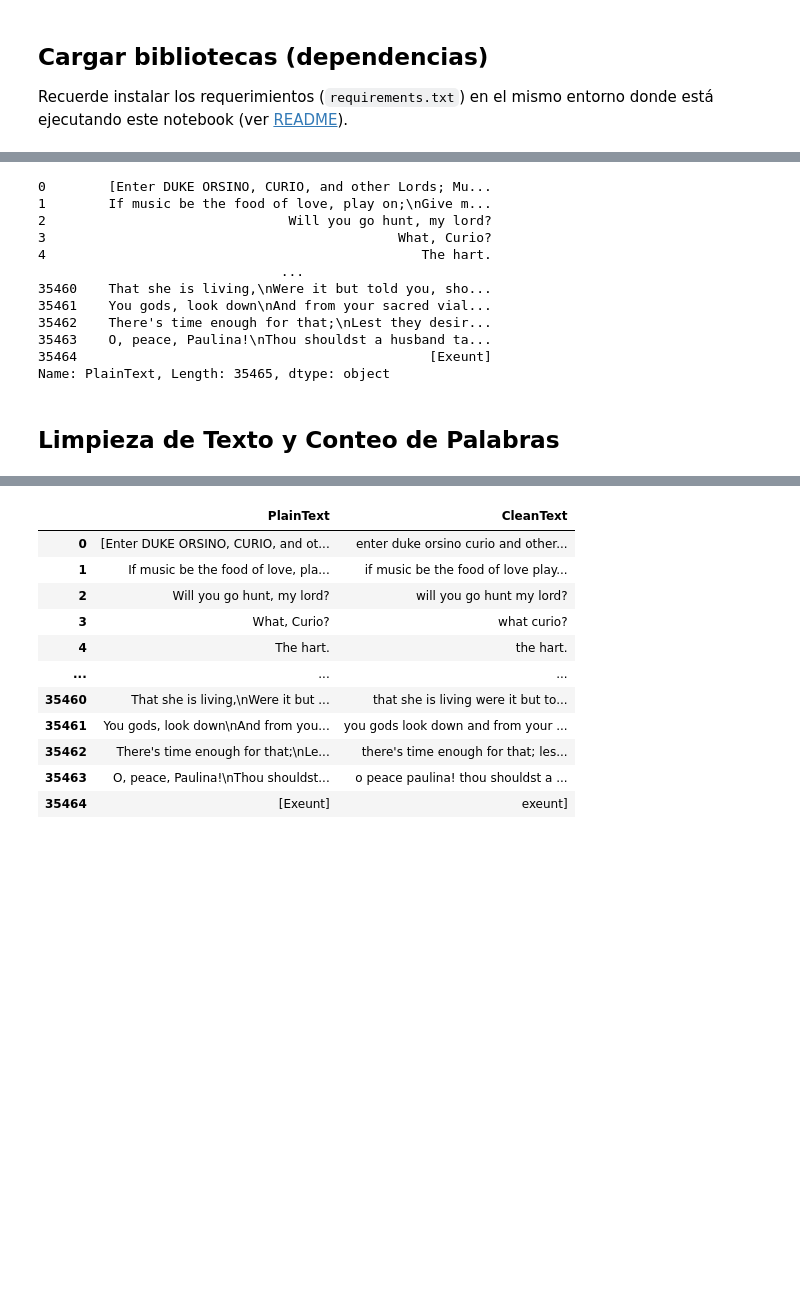
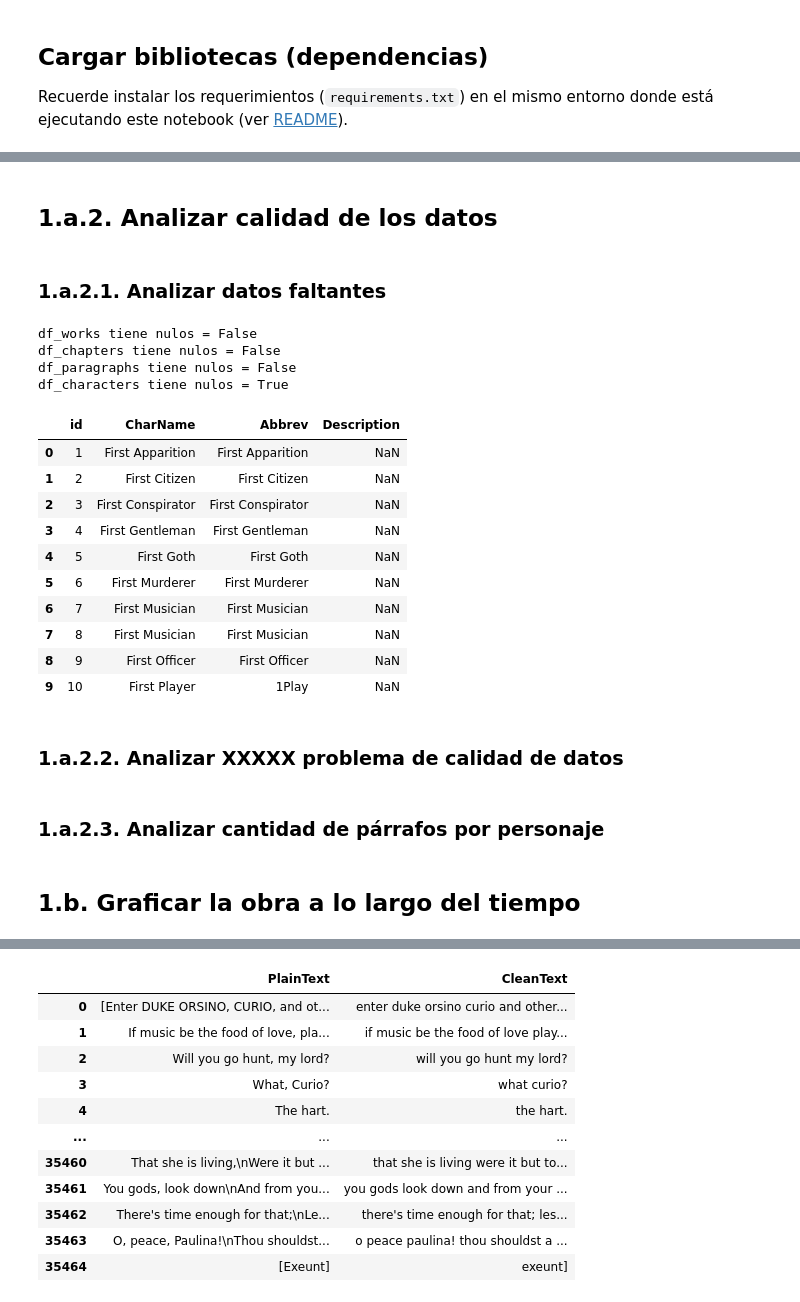
Before and after one commit to lupish/introcd_grupo_17, a Jupyter notebook: Tarea_1/shakespeare_propuesta.ipynb, the cells around one changed output, grey strips where cells are left out. Saved outputs shown, nothing was run; the diff lists cells and outputs as text; code cells hidden in the pictures; blank space fills up the shorter version.

Commit message:
Estructura de parte 1 y chequear nulos

```diff
--- a/Tarea_1/shakespeare_propuesta.ipynb
+++ b/Tarea_1/shakespeare_propuesta.ipynb
@@ -63,7 +65,11 @@ df_works = load_table("works", engine)
 # Todos los párrafos de todas las obras
 df_paragraphs = load_table("paragraphs", engine)
 
-# TODO: cargar el resto de las tablas
+# Todos los capitulos de las obras
+df_chapters = load_table("chapters", engine)
+
+# Todos los personajes de las obras
+df_characters = load_table("characters", engine)
 
 print("Tablas cargadas!")
 # %% [output]
@@ -97,17 +94,43 @@ df_works
-# %%
-df_paragraphs["PlainText"]
-# %% [output]
-0        [Enter DUKE ORSINO, CURIO, and other Lords; Mu...
-1        If music be the food of love, play on;\nGive m...
-2                               Will you go hunt, my lord?
-3                                             What, Curio?
-4                                                The hart.
-                               ...
-35460    That she is living,\nWere it but told you, sho...
-35461    You gods, look down\nAnd from your sacred vial...
-35462    There's time enough for that;\nLest they desir...
-35463    O, peace, Paulina!\nThou shouldst a husband ta...
-35464                                             [Exeunt]
-Name: PlainText, Length: 35465, dtype: object
-# %% [markdown]
-## Limpieza de Texto y Conteo de Palabras
+# %% [markdown]
+## 1.a.2. Analizar calidad de los datos
+# %% [markdown]
+### 1.a.2.1. Analizar datos faltantes
+# %%
+# convertir los string vacios en na
+df_works = df_works.mask(df_works == '')
+df_chapters = df_chapters.mask(df_chapters == '')
+df_paragraphs = df_paragraphs.mask(df_paragraphs == '')
+df_characters = df_characters.mask(df_characters == '')
+
+# chequear si los df tienen na o nulos
+df_works_nulos= df_works.isna().values.any() or df_works.isnull().values.any()
+df_chapters_nulos= df_chapters.isna().values.any() or df_chapters.isnull().values.any()
+df_paragraphs_nulos= df_paragraphs.isna().values.any() or df_paragraphs.isnull().values.any()
+df_characters_nulos = df_characters.isna().values.any() or df_characters.isnull().values.any()
+
+print("df_works tiene nulos = " + str(df_works_nulos))
+print("df_chapters tiene nulos = " + str(df_chapters_nulos))
+print("df_paragraphs tiene nulos = " + str(df_paragraphs_nulos))
+print("df_characters tiene nulos = " + str(df_characters_nulos))
+# %% [output]
+df_works tiene nulos = False
+df_chapters tiene nulos = False
+df_paragraphs tiene nulos = False
+df_characters tiene nulos = True
+# %%
+df_characters.head(10)
+# la columna description tiene nulos
+# %% [output]
+|  | id | CharName | Abbrev | Description |
+| 0 | 1 | First Apparition | First Apparition | NaN |
+| 1 | 2 | First Citizen | First Citizen | NaN |
+| 2 | 3 | First Conspirator | First Conspirator | NaN |
+| 3 | 4 | First Gentleman | First Gentleman | NaN |
+| 4 | 5 | First Goth | First Goth | NaN |
+| 5 | 6 | First Murderer | First Murderer | NaN |
+| 6 | 7 | First Musician | First Musician | NaN |
+| 7 | 8 | First Musician | First Musician | NaN |
+| 8 | 9 | First Officer | First Officer | NaN |
+| 9 | 10 | First Player | 1Play | NaN |
+# %% [markdown]
+### 1.a.2.2. Analizar XXXXX problema de calidad de datos
@@ -113,0 +139,2 @@ Name: PlainText, Length: 35465, dtype: object
+# %% [markdown]
+### 1.a.2.3. Analizar cantidad de párrafos por personaje
@@ -113,0 +143,2 @@ Name: PlainText, Length: 35465, dtype: object
+# %% [markdown]
+## 1.b. Graficar la obra a lo largo del tiempo
```
Also changed, not shown: parts of 10 cells of this notebook.
